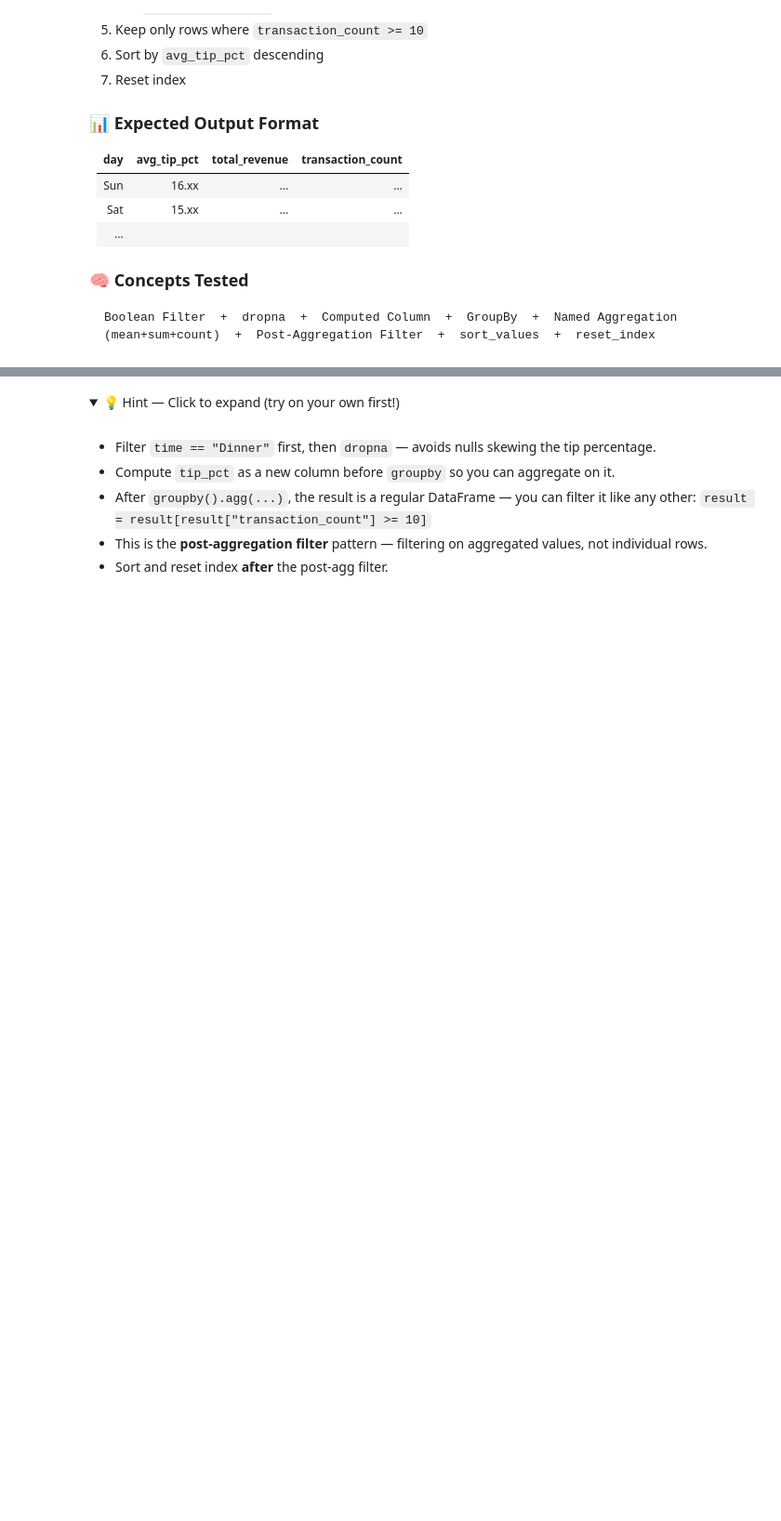
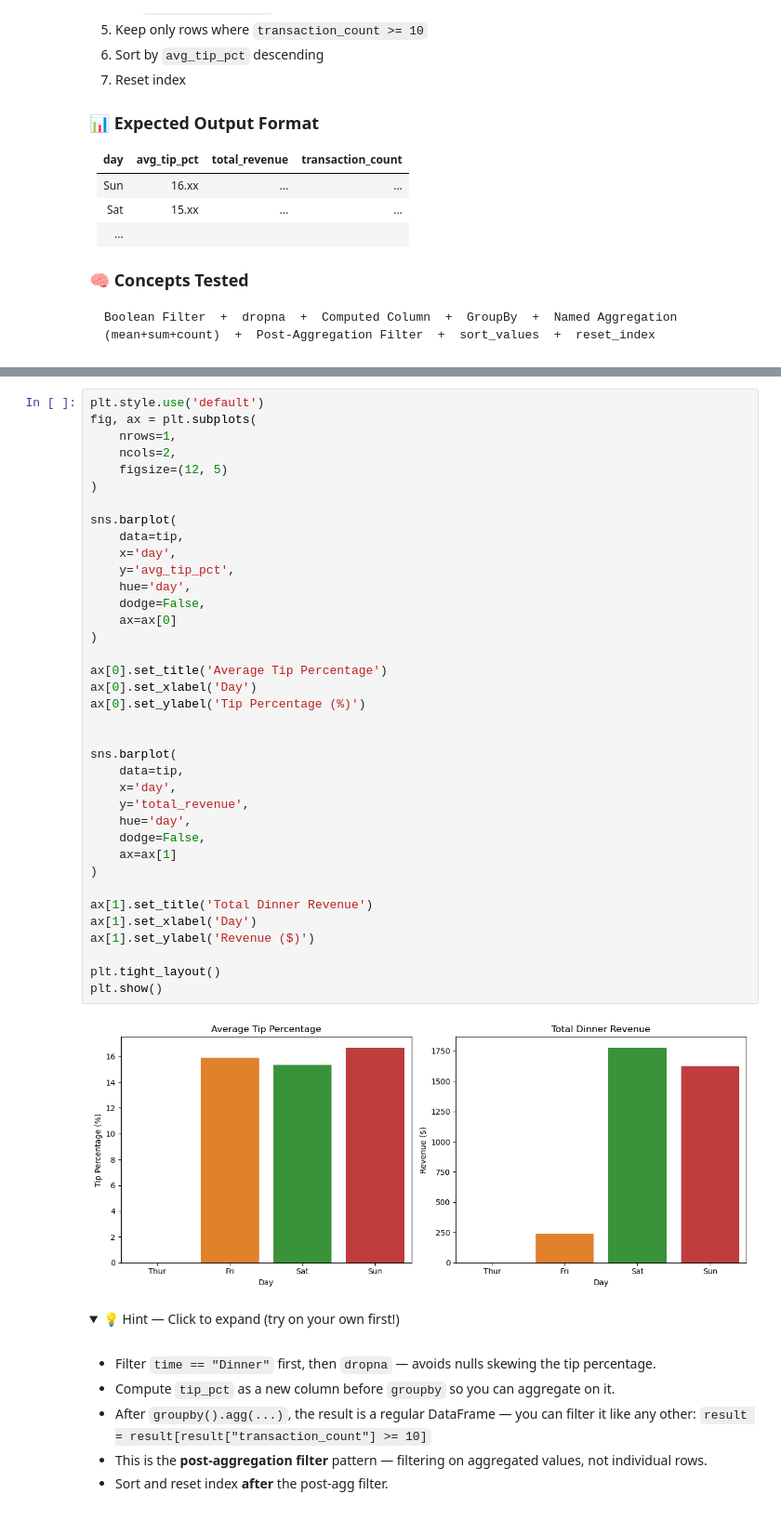
Before and after one commit to abhishekkatewaofficial-lab/Machine-Learning, a Jupyter notebook: Notes/Pandas/4. Practice/Pandas_Practice_Series_Notebook_02.ipynb, the cells around one changed output, grey strips where cells are left out. Shown at 93% size. Saved outputs shown, nothing was run; the diff lists cells and outputs as text; folded sections open; blank space fills up the shorter version.

```diff
--- a/Notes/Pandas/4. Practice/Pandas_Practice_Series_Notebook_02.ipynb
+++ b/Notes/Pandas/4. Practice/Pandas_Practice_Series_Notebook_02.ipynb
@@ -378,3 +640,42 @@ Boolean Filter  +  dropna  +  Computed Column  +  GroupBy  +  Named Aggregation
+# %%
+plt.style.use('default')
+fig, ax = plt.subplots(
+    nrows=1,
+    ncols=2,
+    figsize=(12, 5)
+)
+
+sns.barplot(
+    data=tip,
+    x='day',
+    y='avg_tip_pct',
+    hue='day',
+    dodge=False,
+    ax=ax[0]
+)
+
+ax[0].set_title('Average Tip Percentage')
+ax[0].set_xlabel('Day')
+ax[0].set_ylabel('Tip Percentage (%)')
+
+
+sns.barplot(
+    data=tip,
+    x='day',
+    y='total_revenue',
+    hue='day',
+    dodge=False,
+    ax=ax[1]
+)
+
+ax[1].set_title('Total Dinner Revenue')
+ax[1].set_xlabel('Day')
+ax[1].set_ylabel('Revenue ($)')
+
+plt.tight_layout()
+plt.show()
+# %% [output]
+[figure, added]
 # %% [markdown]
 <details>
 <summary>💡 Hint — Click to expand (try on your own first!)</summary>
```
Also changed, not shown: parts of 9 cells of this notebook, 25 other files.
